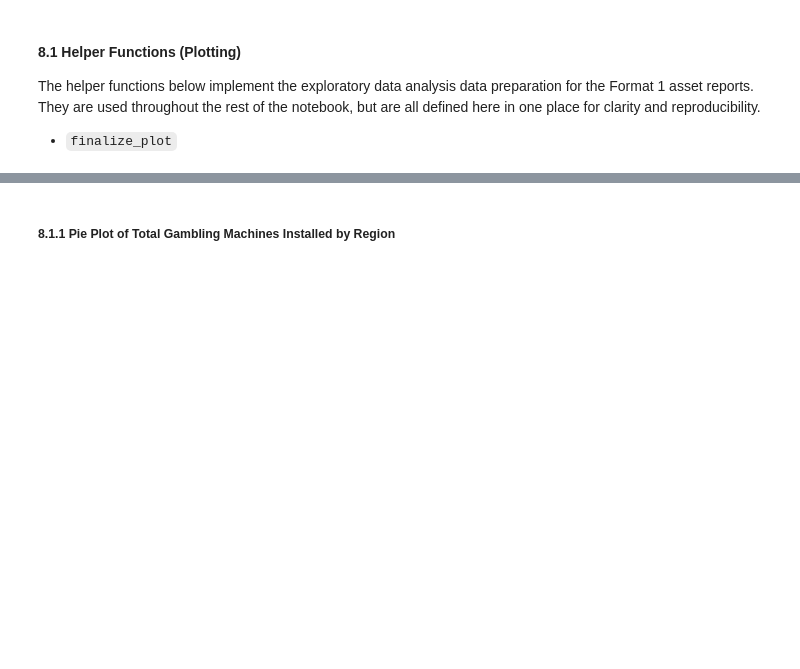
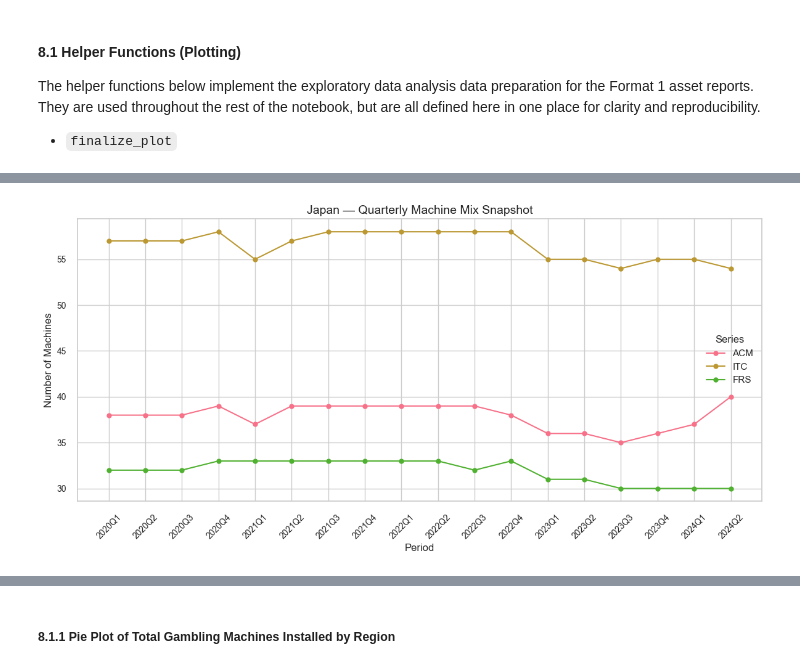
Before and after one commit to pinhaopan/muckrock-liberation, a Jupyter notebook: fa25-team-a/asset_reports.ipynb, the cells around one changed output, grey strips where cells are left out. Saved outputs shown, nothing was run; the diff lists cells and outputs as text; code cells hidden in the pictures; blank space fills up the shorter version.

```diff
--- a/fa25-team-a/asset_reports.ipynb
+++ b/fa25-team-a/asset_reports.ipynb
@@ -1202,0 +1531,9 @@ def plot_snapshot_timeseries(
+# %%
+plot_snapshot_timeseries(
+    jp_machines_all_quarter,
+    region="Japan",
+    cols=["ACM", "ITC", "FRS"],
+    title_suffix="Quarterly Machine Mix Snapshot"
+)
+# %% [output]
+[figure, added]
```
Also changed, not shown: parts of 21 cells of this notebook.
